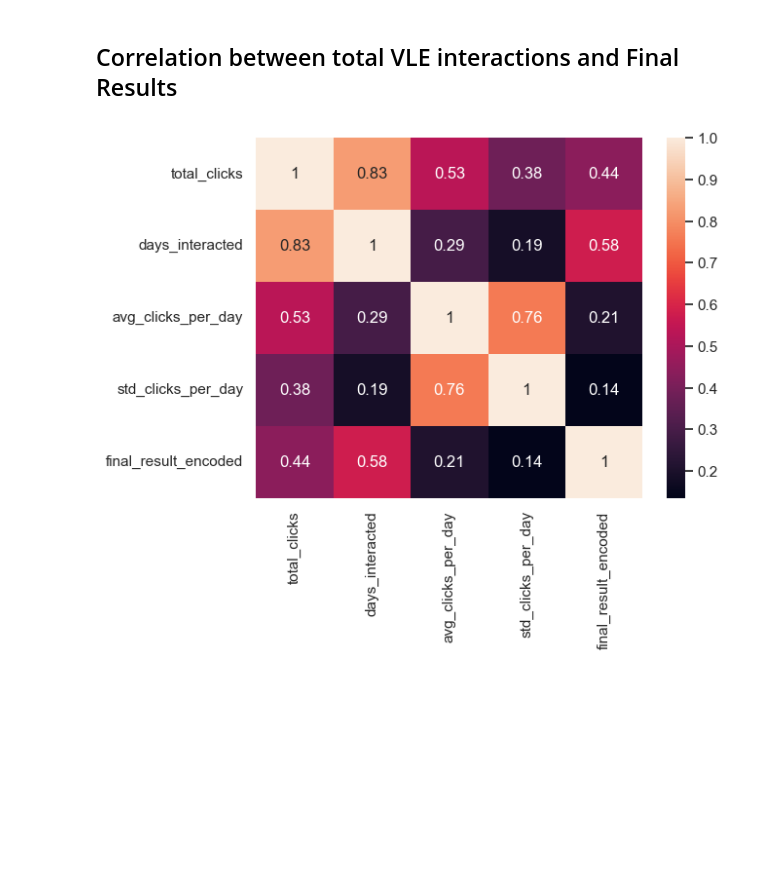
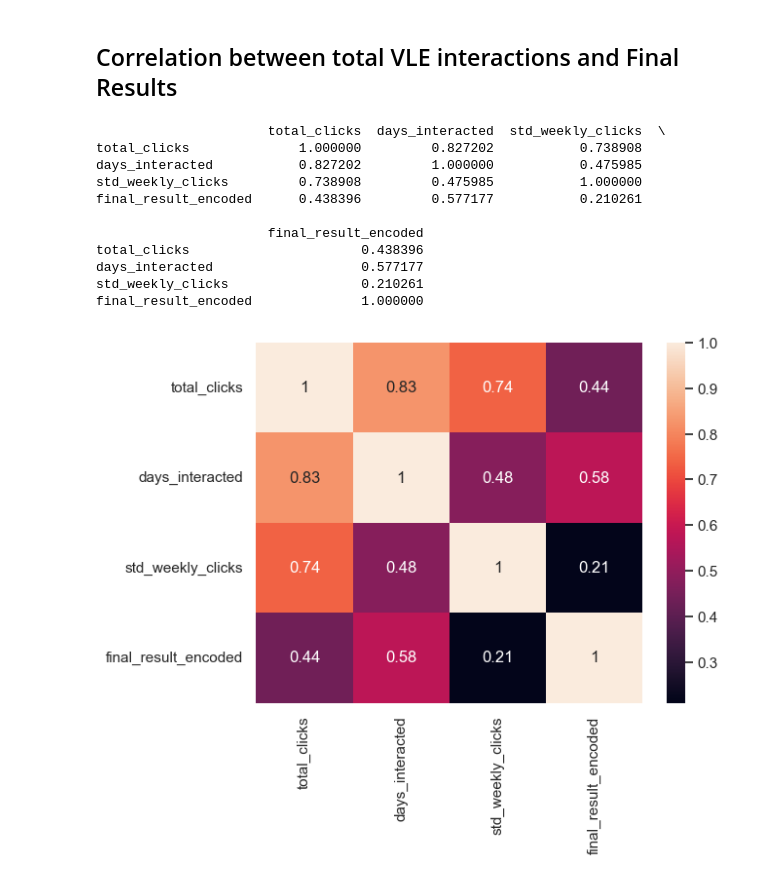
Before and after one commit to Timorun/EngBackend, a Jupyter notebook: analyticspy/OULADanalysis.ipynb, the cells around one changed output. Saved outputs shown, nothing was run; the diff lists cells and outputs as text; code cells hidden in the pictures; blank space fills up the shorter version.

```diff
--- a/analyticspy/OULADanalysis.ipynb
+++ b/analyticspy/OULADanalysis.ipynb
@@ -50,6 +50,11 @@ student_vle = datasets['student_vle']
 ## Clicks to final result 1
 # %%
 images_dir = '/plots/'
+
+
+days = 132
+# Filter out data after set date
+student_vle = student_vle[student_vle['date'] < days]
 
 vle_agg = student_vle.groupby(['id_student', 'code_module', 'code_presentation']).agg(
     total_clicks=('sum_click', 'sum'),
@@ -57,7 +62,7 @@ vle_agg = student_vle.groupby(['id_student', 'code_module', 'code_presentation']
 )
 
 #calculates avg click per active day not total course days
-vle_agg['avg_clicks_per_day'] = vle_agg['total_clicks'] / vle_agg['active_days']
+vle_agg['avg_clicks_per_day'] = vle_agg['total_clicks'] / days
 
 result_mapping = {'Fail': 0, 'Withdrawn': 1, 'Pass': 2, 'Distinction': 3}
 
@@ -215,12 +242,12 @@ student_info.head()
 # %% [markdown]
 ## Correlation between total VLE interactions and Final Results
 # %%
-agg_features = student_vle.groupby(['id_student', 'code_module', 'code_presentation'], observed=False).agg(
-        total_clicks=pd.NamedAgg(column='sum_click', aggfunc='sum'),
-        avg_clicks_per_day=pd.NamedAgg(column='sum_click', aggfunc='mean'),
-        days_interacted=pd.NamedAgg(column='date', aggfunc=lambda x: len(set(x))),
-        std_clicks_per_day=pd.NamedAgg(column='sum_click', aggfunc='std')
-    ).reset_index()
+# agg_features = student_vle.groupby(['id_student', 'code_module', 'code_presentation'], observed=False).agg(
+#         total_clicks=pd.NamedAgg(column='sum_click', aggfunc='sum'),
+#         avg_clicks_per_day=pd.NamedAgg(column='sum_click', aggfunc='mean'),
+#         days_interacted=pd.NamedAgg(column='date', aggfunc=lambda x: len(set(x))),
+#         std_clicks_per_day=pd.NamedAgg(column='sum_click', aggfunc='std')
+#     ).reset_index()
 
 merged_data = pd.merge(agg_features, student_info, on=['id_student', 'code_module', 'code_presentation']).reset_index()
 
@@ -228,7 +255,8 @@ merged_data = pd.merge(agg_features, student_info, on=['id_student', 'code_modul
 result_encoding = {'Withdrawn': 0, 'Fail': 1, 'Pass': 2, 'Distinction': 3}
 merged_data['final_result_encoded'] = merged_data['final_result'].map(result_encoding)
 
-correlation = merged_data[['total_clicks', 'days_interacted', 'avg_clicks_per_day', 'std_clicks_per_day', 'final_result_encoded']].corr()
+correlation = merged_data[['total_clicks', 'days_interacted', 'std_weekly_clicks', 'final_result_encoded']].corr()
+print(correlation)
 
 sns.heatmap(correlation, annot=True)
 plt.show()
@@ -246,31 +274,42 @@ plt.show()
 # corr_avg_clicks_per_day = correlationavg.loc['avg_clicks_per_day', 'final_result_encoded']
 # corr_std_clicks_per_day = correlationstd.loc['std_clicks_per_day', 'final_result_encoded']
 #
 # # Creating the correlation table
 # correlation_table = pd.DataFrame({
 #     'Total Clicks': [corr_total_clicks],
 #     'Active Days': [corr_days_interacted],
 #     'Avg Clicks p/d': [corr_avg_clicks_per_day],
 #     'StD of Clicks p/d': [corr_std_clicks_per_day]
 # }, index=['Final Result'])
 #
 # # Printing the correlation table
 # print("Correlation Table with Final Result")
 # print(correlation_table)
 
 
 
 # Plotting the correlation between total clicks and final result
 # sns.set(style="whitegrid")
 # plt.figure(figsize=(10, 6))
 # sns.scatterplot(data=merged_data, x='total_clicks', y='final_result_encoded', alpha=0.5)
 
 # plt.title('Correlation between Total VLE Interactions and Final Results')
 # plt.xlabel('Total Number of Clicks (VLE Interactions)')
 # plt.ylabel('Final Result (Encoded)')
 # plt.xticks(rotation=45)
 # plt.yticks([-1, 0, 1, 2], ['Withdrawn', 'Fail', 'Pass', 'Distinction'])
 # plt.savefig(f"{images_dir}/studentvle-finalres.png")
 # plt.show()
 # %% [output]
+                      total_clicks  days_interacted  std_weekly_clicks  \
+total_clicks              1.000000         0.827202           0.738908
+days_interacted           0.827202         1.000000           0.475985
+std_weekly_clicks         0.738908         0.475985           1.000000
+final_result_encoded      0.438396         0.577177           0.210261
+
+                      final_result_encoded
+total_clicks                      0.438396
+days_interacted                   0.577177
+std_weekly_clicks                 0.210261
+final_result_encoded              1.000000
-[figure, old version]
+[figure, new version]
```
Also changed, not shown: parts of 3 cells of this notebook, 4 other files.
